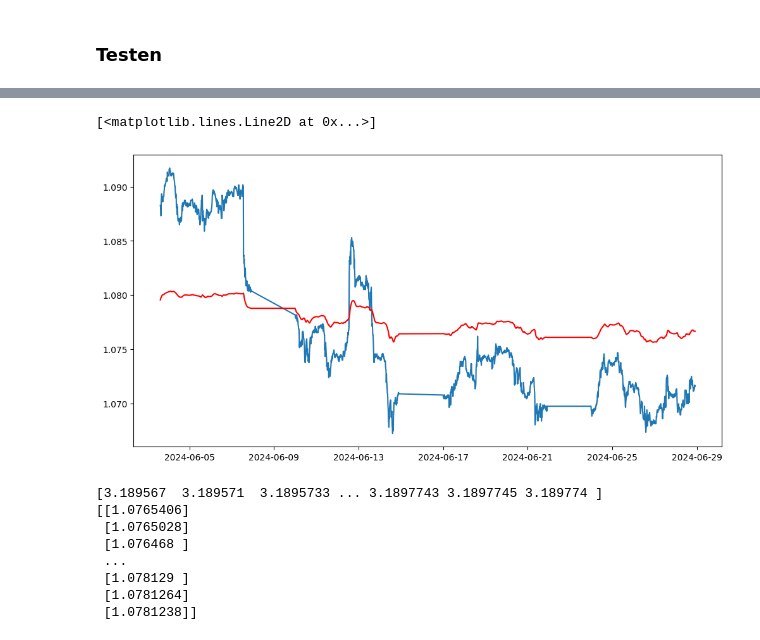
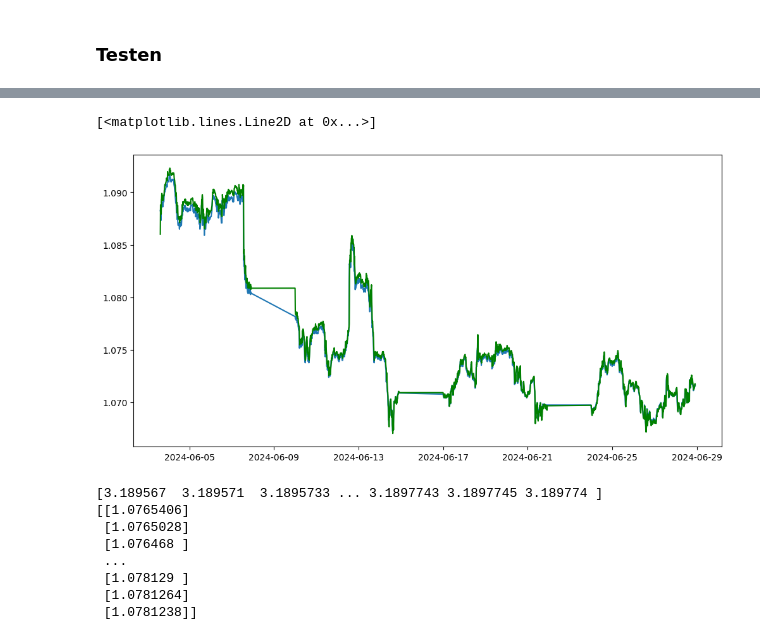
Before and after one commit to ArneTillmann/distributional-forex-prediction, a Jupyter notebook: preprecessing.ipynb, the cells around one changed output, grey strips where cells are left out. Saved outputs shown, nothing was run; the diff lists cells and outputs as text; code cells hidden in the pictures.

```diff
--- a/preprecessing.ipynb
+++ b/preprecessing.ipynb
@@ -87,7 +85,7 @@ def create_dataset(lookback, forecast_horizon, data):
         return np.array(X), np.array(Y), scaler
 
 ##aktuell: lookback = 60 Zeitschritte, forecast_horizon = 1
-X, Y, scaler = create_dataset(lookback=60, forecast_horizon=1, data=EURUSD_filtered)
+X, Y, scaler = create_dataset(lookback=96, forecast_horizon=4, data=EURUSD_filtered)
 # %%
 
 x_train,y_train = np.array(X), np.array(Y)
@@ -215,24 +245,25 @@ var = scaler.inverse_transform(np.sqrt(var))
 # %%
 
 # Plot-Funktion
 
 
 plt.figure(figsize=(12, 6))  # Setze die Größe des Plots
 
 # Plot der tatsächlichen Daten ab dem 60. Zeitschritt (wegen lookback=60)
 plt.plot(new.index[60:], new_data[60:], label='Actual Data')
 
 
 # Plot der Vorhersagen (Mittelwerte)
-plt.plot(new.index[60:], mu, label='Prediction Mean', color='red')
+#plt.plot(new.index[60:], mu[:,9], label='Prediction Mean', color='red')
+plt.plot(new.index[60:], new_predictions, label='Prediction', color='green')
 
 # Plot des Konfidenzintervalls (ganz viel bullshit)
 #lower_bound = mu.flatten() - 1.96 * var.flatten()  # 95% confidence interval lower bound
 #upper_bound = mu.flatten() + 1.96 * var.flatten()  # 95% confidence interval upper bound
 #plt.fill_between(new.index[60:], lower_bound, upper_bound, color='gray', alpha=0.02, label='95% Confidence Interval')
 # %% [output]
 [<matplotlib.lines.Line2D at 0x...>]
-[figure, old version]
+[figure, new version]
 # %%
 print(upper_bound)
 print(var)
```
Also changed, not shown: parts of 9 cells of this notebook, 6 other files.
